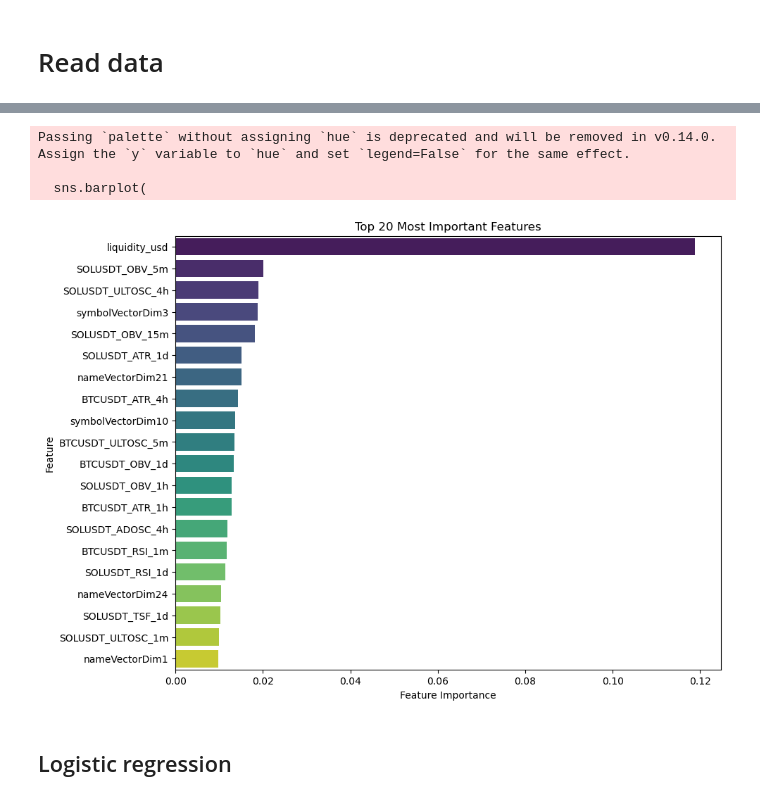
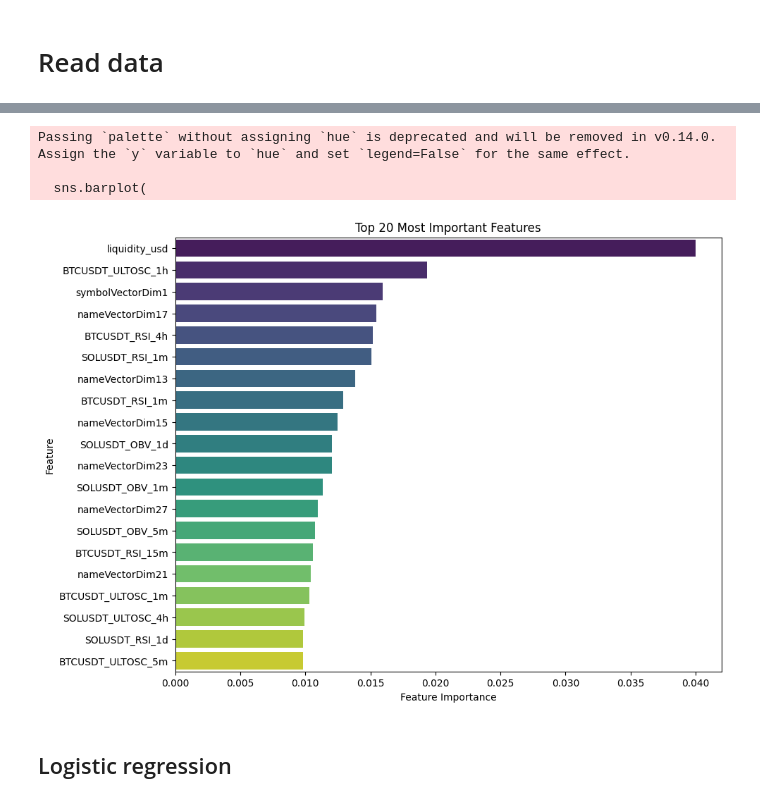
Before and after one commit to philipzabicki/solanaDEXtokenCollector, a Jupyter notebook: modeling.ipynb, the cells around one changed output, grey strips where cells are left out. Cells and saved outputs as stored; diff of their text form; code cells hidden in the pictures.

```diff
--- a/modeling.ipynb
+++ b/modeling.ipynb
@@ -108 +237,16 @@ X_train_res, y_train_res = smote.fit_resample(X_train, y_train)
+# %%
+class default:
+    def fit_resample(self, X, y):
+        return X, y
+
+balance_methods = {
+    'smote': SMOTE(random_state=RND_STATE),
+    'adasyn': ADASYN(random_state=RND_STATE),
+    'smote_borderline': BorderlineSMOTE(random_state=RND_STATE),
+    'smote_enn': SMOTEENN(random_state=RND_STATE),
+    'smote_tomek': SMOTETomek(random_state=RND_STATE),
+    'enn': EditedNearestNeighbours(),
+    'cc': ClusterCentroids(random_state=RND_STATE),
+    'default': default()
+}
 # %% [markdown]
@@ -112,17 +255,0 @@ X_train_res, y_train_res = smote.fit_resample(X_train, y_train)
-# %%
-# Inicjalizacja modelu Random Forest
-rf_model = BalancedRandomForestClassifier(
-    replacement=True,
-    bootstrap=False,
-    class_weight="balanced",
-    sampling_strategy="auto",
-    n_jobs=-1,
-    random_state=RND_STATE,
-)
-
-# Trenowanie modelu na danych treningowych
-rf_model.fit(X_train, y_train)
-joblib.dump(rf_model, "models/default_rf_model.joblib")
-
-# Przewidywanie na zbiorze testowym
-y_pred = rf_model.predict(X_test)
@@ -176,33 +427,33 @@ weighted avg       0.99      0.72      0.83      8868
 # %%
 # Obliczanie średniej ważności cech
-feature_importances = rf_model.estimators_[0].feature_importances_
-for estimator in rf_model.estimators_[1:]:
+feature_importances = best_model.estimators_[0].feature_importances_
+for estimator in best_model.estimators_[1:]:
     feature_importances += estimator.feature_importances_
-feature_importances /= len(rf_model.estimators_)
+feature_importances /= len(best_model.estimators_)
 
 # Tworzenie DataFrame z ważnościami cech
 feature_importance_df = pd.DataFrame(
     {"Feature": X.columns, "Importance": feature_importances}
 )
 
 # Sortowanie cech według ważności
 feature_importance_df = feature_importance_df.sort_values(
     by="Importance", ascending=False
 )
 
 # Rysowanie wykresu ważności cech
 plt.figure(figsize=(10, 8))
 sns.barplot(
     data=feature_importance_df.head(20), x="Importance", y="Feature", palette="viridis"
 )
 plt.title("Top 20 Most Important Features")
 plt.xlabel("Feature Importance")
 plt.ylabel("Feature")
 plt.show()
 # %% [output]
 Passing `palette` without assigning `hue` is deprecated and will be removed in v0.14.0. Assign the `y` variable to `hue` and set `legend=False` for the same effect.
 
   sns.barplot(
-[figure, old version]
+[figure, new version]
 # %% [markdown]
 ## Logistic regression
```
Also changed, not shown: parts of 51 cells of this notebook, 6 other files.
